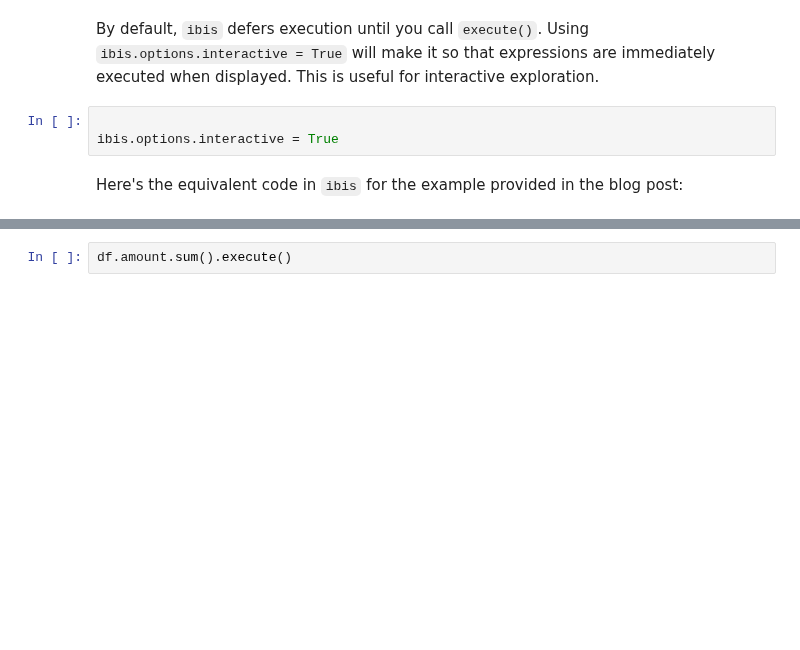
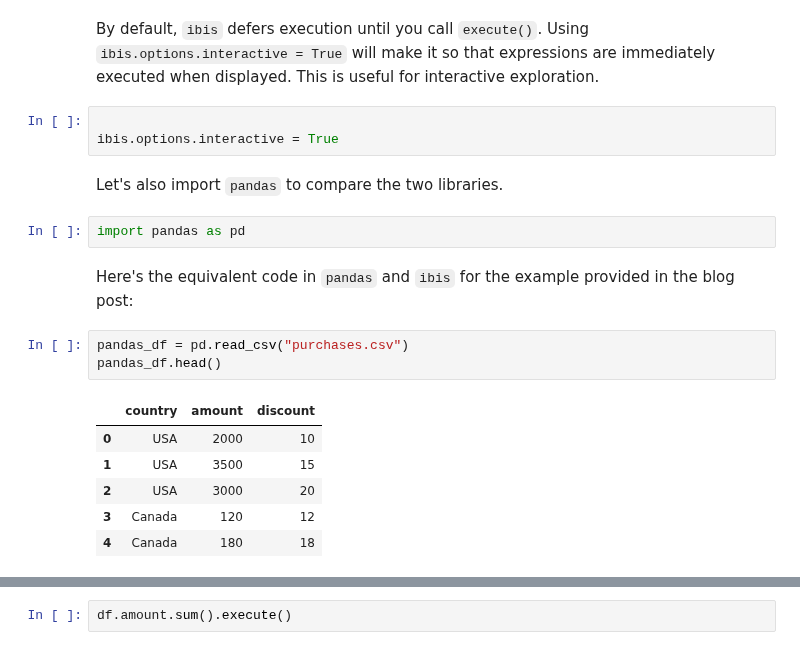
Before and after one commit to kdheepak/kdheepak.github.io, a Jupyter notebook: blog/ibis-better-pandas/index.ipynb, the cells around one changed output, grey strips where cells are left out. Saved outputs shown, nothing was run; the diff lists cells and outputs as text; blank space fills up the shorter version.

```diff
--- a/blog/ibis-better-pandas/index.ipynb
+++ b/blog/ibis-better-pandas/index.ipynb
@@ -33,7 +33,21 @@ By default, `ibis` defers execution until you call `execute()`. Using `ibis.opti
 # %%
 
 ibis.options.interactive = True
+# %% [markdown]
+Let's also import `pandas` to compare the two libraries.
+# %%
+import pandas as pd
 # %% [markdown]
-Here's the equivalent code in `ibis` for the example provided in the blog post:
+Here's the equivalent code in `pandas` and `ibis` for the example provided in the blog post:
+# %%
+pandas_df = pd.read_csv("purchases.csv")
+pandas_df.head()
+# %% [output]
+|  | country | amount | discount |
+| 0 | USA | 2000 | 10 |
+| 1 | USA | 3500 | 15 |
+| 2 | USA | 3000 | 20 |
+| 3 | Canada | 120 | 12 |
+| 4 | Canada | 180 | 18 |
 # %%
 df = ibis.read_csv("purchases.csv")
```
Also changed, not shown: parts of 25 cells of this notebook.
